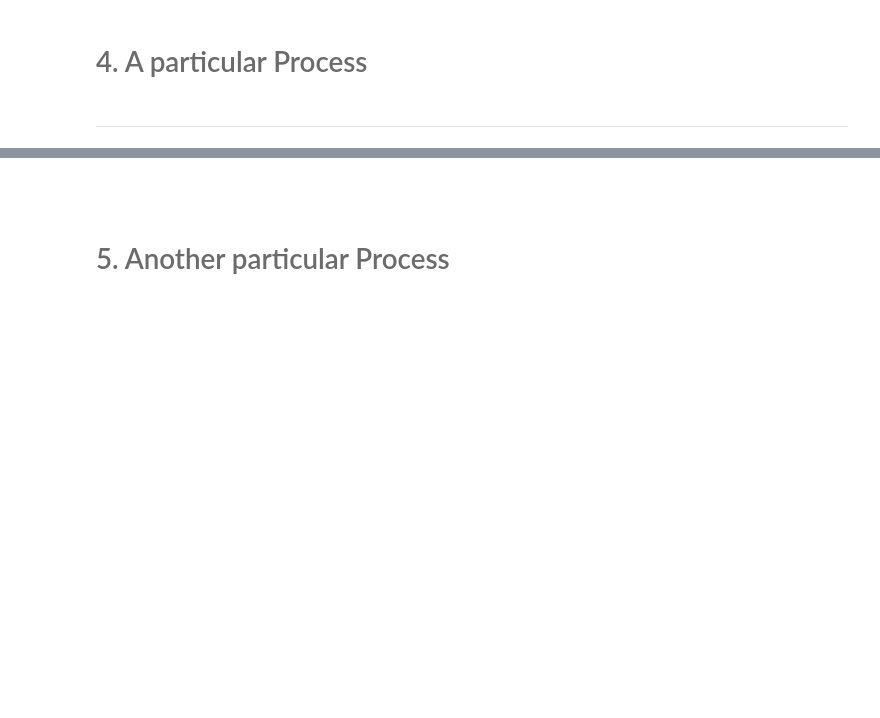
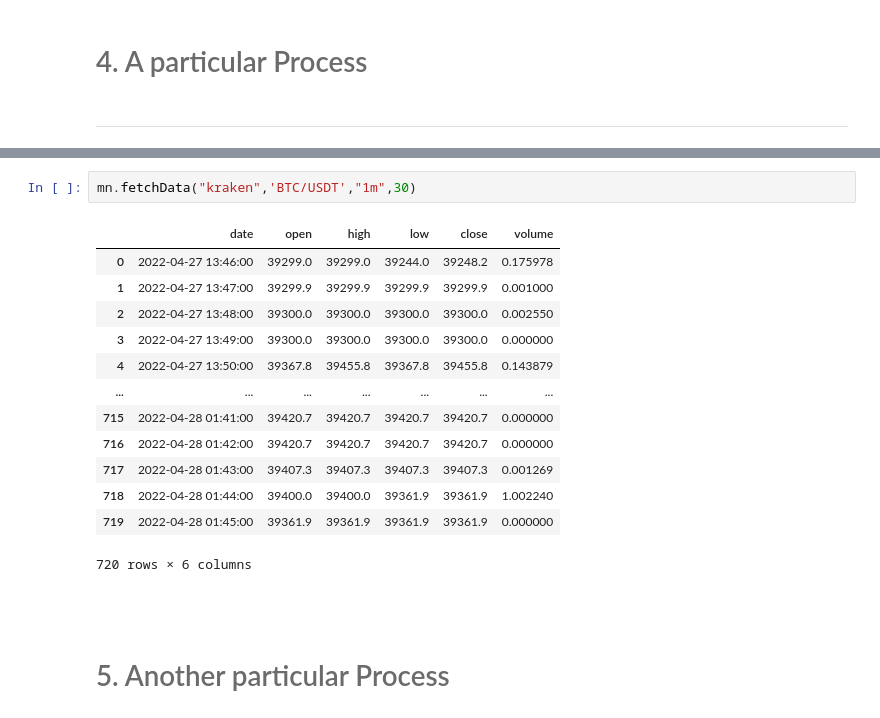
Before and after one commit to berlinpreciado21/MyST_LAB_4_E1, a Jupyter notebook: notebook.ipynb, the cells around one changed output, grey strips where cells are left out. Drawn from its saved outputs; the diff is of its cells as text; blank space fills up the shorter version.

```diff
--- a/notebook.ipynb
+++ b/notebook.ipynb
@@ -118,3 +121,19 @@ import sys
+# %%
+mn.fetchData("kraken",'BTC/USDT',"1m",30)
+# %% [output]
+|  | date | open | high | low | close | volume |
+| 0 | 2022-04-27 13:46:00 | 39299.0 | 39299.0 | 39244.0 | 39248.2 | 0.175978 |
+| 1 | 2022-04-27 13:47:00 | 39299.9 | 39299.9 | 39299.9 | 39299.9 | 0.001000 |
+| 2 | 2022-04-27 13:48:00 | 39300.0 | 39300.0 | 39300.0 | 39300.0 | 0.002550 |
+| 3 | 2022-04-27 13:49:00 | 39300.0 | 39300.0 | 39300.0 | 39300.0 | 0.000000 |
+| 4 | 2022-04-27 13:50:00 | 39367.8 | 39455.8 | 39367.8 | 39455.8 | 0.143879 |
+| ... | ... | ... | ... | ... | ... | ... |
+| 715 | 2022-04-28 01:41:00 | 39420.7 | 39420.7 | 39420.7 | 39420.7 | 0.000000 |
+| 716 | 2022-04-28 01:42:00 | 39420.7 | 39420.7 | 39420.7 | 39420.7 | 0.000000 |
+| 717 | 2022-04-28 01:43:00 | 39407.3 | 39407.3 | 39407.3 | 39407.3 | 0.001269 |
+| 718 | 2022-04-28 01:44:00 | 39400.0 | 39400.0 | 39361.9 | 39361.9 | 1.002240 |
+| 719 | 2022-04-28 01:45:00 | 39361.9 | 39361.9 | 39361.9 | 39361.9 | 0.000000 |
+720 rows × 6 columns
 # %% [markdown]
 <br>
 # %% [markdown]
```
Also changed, not shown: parts of 2 cells of this notebook, 5 other files.
